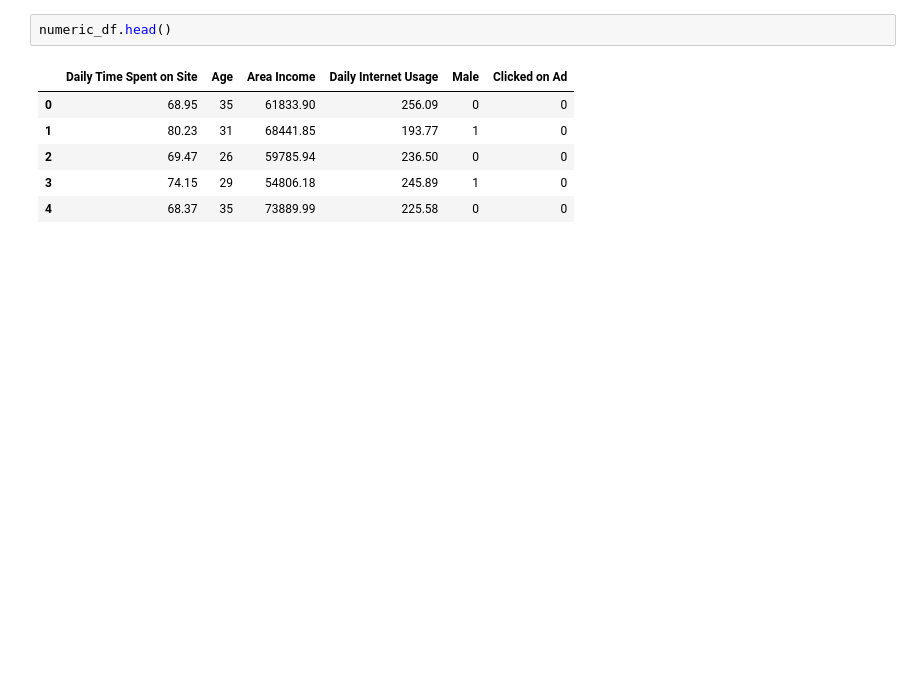
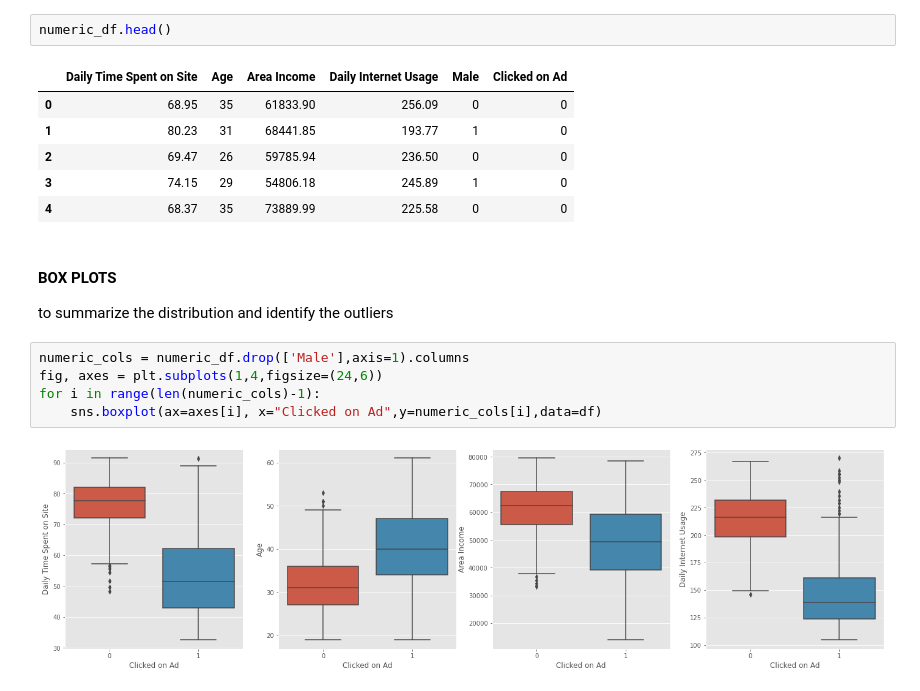
Before and after one commit to Wisal-Mukhtiar/Predicting-User-Adclick-using-LogisticRegression, a Jupyter notebook: notebook.ipynb, the cells around one changed output. Cells and saved outputs as stored; diff of their text form; blank space fills up the shorter version.

```diff
--- a/notebook.ipynb
+++ b/notebook.ipynb
@@ -122,3 +122,13 @@ numeric_df.head()
 | 2 | 69.47 | 26 | 59785.94 | 236.50 | 0 | 0 |
 | 3 | 74.15 | 29 | 54806.18 | 245.89 | 1 | 0 |
 | 4 | 68.37 | 35 | 73889.99 | 225.58 | 0 | 0 |
+# %% [markdown]
+#### BOX PLOTS
+to summarize the distribution and identify the outliers
+# %%
+numeric_cols = numeric_df.drop(['Male'],axis=1).columns
+fig, axes = plt.subplots(1,4,figsize=(24,6))
+for i in range(len(numeric_cols)-1):
+    sns.boxplot(ax=axes[i], x="Clicked on Ad",y=numeric_cols[i],data=df)
+# %% [output]
+[figure, added]
```
Also changed, not shown: parts of 2 cells of this notebook.
